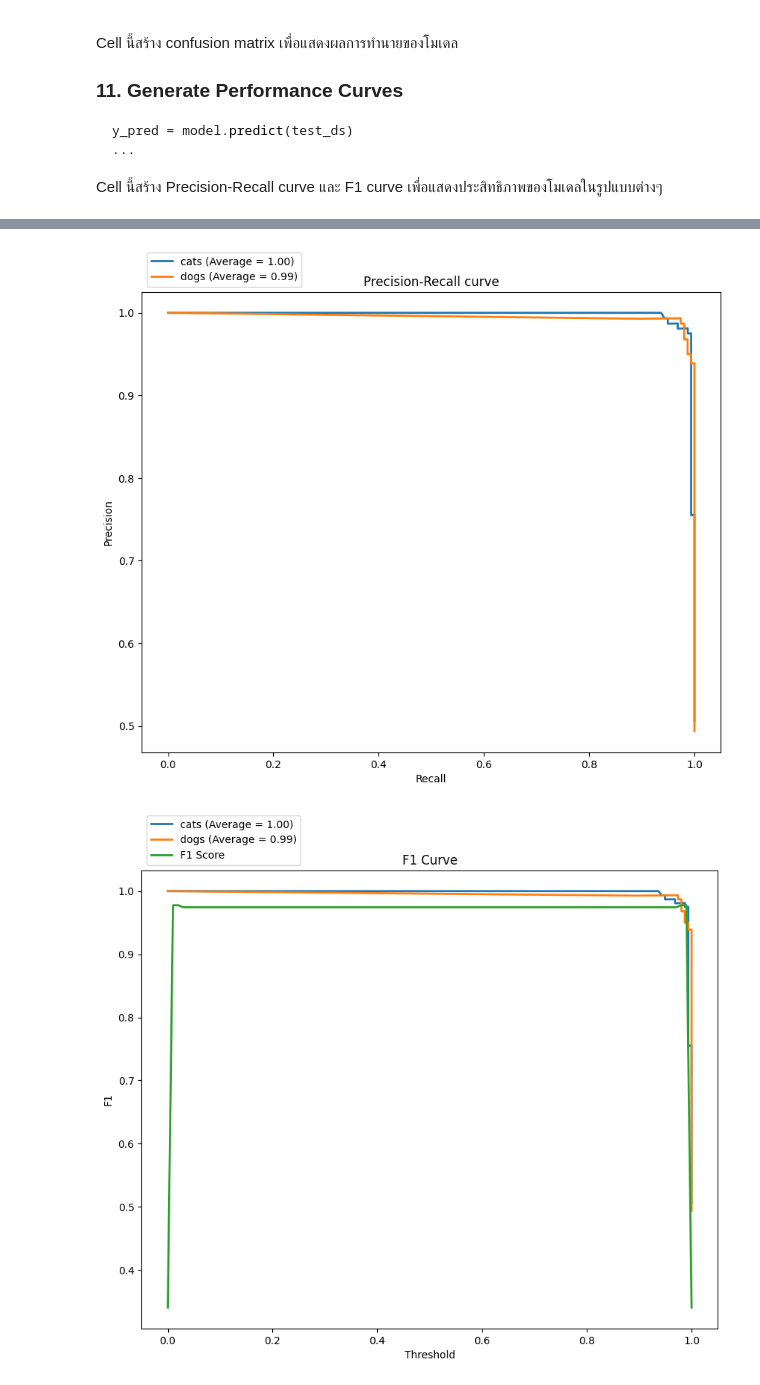
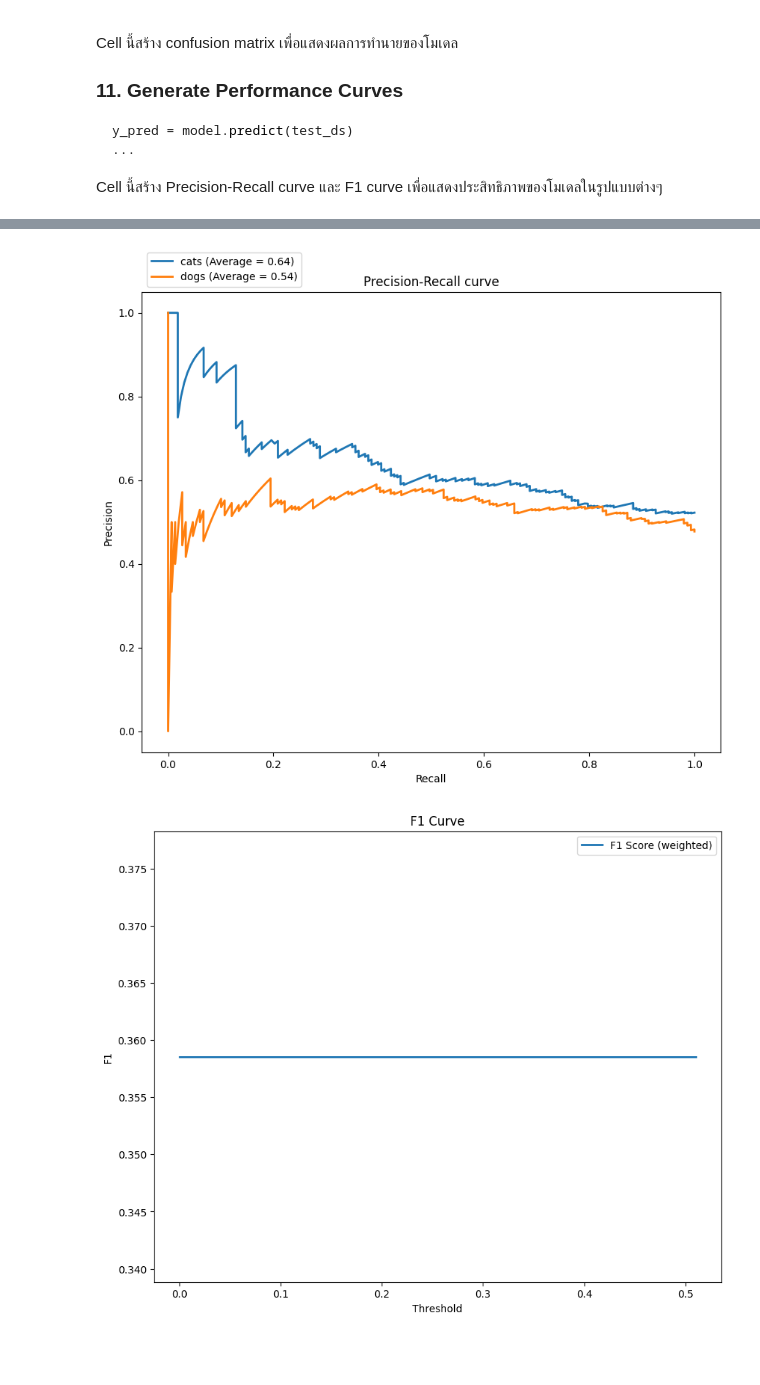
Before and after one commit to anurug1/anurug-tf-easy-train, a Jupyter notebook: Traning_Model.ipynb, the cells around one changed output, grey strips where cells are left out. Drawn from its saved outputs; the diff is of its cells as text; code cells hidden in the pictures; blank space fills up the shorter version.

````diff
--- a/Traning_Model.ipynb
+++ b/Traning_Model.ipynb
@@ -249,31 +249,34 @@ Cell นี้สร้างโครงสร้างโมเดลโดย
 | ConvNeXtLarge     | 755.07   | 86.3%         | -             | 197.7M     | -     | -            | -            |
 | ConvNeXtXLarge    | 1310     | 86.7%         | -             | 350.1M     | -     | -            | -            |
 # %%
+tf.keras.backend.clear_session()
+
 # จำนวนคลาสในงานจำแนกประเภท
 num_classes = len(class_names)
 
 # สร้าง input layer สำหรับรูปภาพขนาด (img_height, img_width, 3)
 inputs = Input(shape=(img_height, img_width, 3))
-
-# สร้าง base model
-base_model = EfficientNetB0(weights='imagenet', include_top=False, input_tensor=inputs)
+x = data_augmentation(inputs)
+base_model = EfficientNetB0(
+    weights=None, #ใช้ 'imagenet' ถ้าอยากใช้ Pretrainmodel ใช้ None ถ้าจะเทรนใหม่ทั้งหมด
+    include_top=False,
+    input_tensor=x)
 base_model.trainable = True
 
 # Freeze early layers, unfreeze later layers
-for layer in base_model.layers[:-4]:
+for layer in base_model.layers[:-2]:
     layer.trainable = False
 
 x = base_model.output
 
 # เพิ่ม custom layers
+
 x = Conv2D(32, (3, 3), activation='relu', padding='same')(x)
 x = MaxPooling2D((2, 2))(x)
-x = GlobalAveragePooling2D()(x)  # สำคัญมาก - แปลง 4D เป็น 2D
+x = GlobalAveragePooling2D()(x)
 x = BatchNormalization()(x)
-x = Dense(256, activation='relu')(x)
-x = Dropout(0.5)(x)
-x = Dense(128, activation='relu')(x)
-x = Dropout(0.4)(x)
+x = Dense(128, activation='relu', kernel_regularizer=tf.keras.regularizers.l2(0.01))(x)
+x = Dropout(0.3)(x)
 outputs = Dense(num_classes, activation='softmax')(x)
 
 # สร้างโมเดลโดยกำหนด inputs และ outputs
@@ -282,7 +285,7 @@ model = Model(inputs=base_model.input, outputs=outputs)
 
 # คอมไพล์โมเดล
 model.compile(
-    optimizer=AdamW(learning_rate=0.0001),
+    optimizer=AdamW(learning_rate=0.00001),
     loss='sparse_categorical_crossentropy',
     metrics=['accuracy']
 )
@@ -300,9 +324,9 @@ model_save_path = 'models/EfficientNetB0_dogcat_10.keras'
 ```
 Cell นี้ทำการฝึกโมเดลพร้อมกับบันทึกโมเดลที่ดีที่สุด
 # %%
-model_save_path = 'models/VGG16_100Epochs.keras'
+model_save_path = 'models/EfficientNetB0_chest_xray_20.keras'
 
-epochs = 10
+epochs = 20
 checkpoint = ModelCheckpoint(
     filepath=model_save_path,  # ตำแหน่งไฟล์
     monitor='val_loss',       # เมตริกที่ใช้ในการตรวจสอบ (เช่น val_loss หรือ val_accuracy)
@@ -320,16 +344,18 @@ history = model.fit(
     checkpoint,
     EarlyStopping(
         monitor='val_loss',
-        patience=5,
+        patience=3,
         restore_best_weights=True,
-        verbose=1
+        verbose=1,
+        min_delta=0.001
     ),
     ReduceLROnPlateau(
         monitor='val_loss',
         factor=0.5,
-        patience=3,
+        patience=2,
         min_lr=1e-7,
-        verbose=1
+        verbose=1,
+        min_delta=0.001,
     )
 ]
 )
@@ -481,6 +563,9 @@ plt.show()
 y_pred_proba = np.max(y_pred, axis=1)           # ค่าความมั่นใจสูงสุด
 y_pred_label = np.argmax(y_pred, axis=1)        # class ที่ predict
 
+# สร้าง threshold values จาก 0 ถึง 1
+thresholds = np.linspace(0, 1, 101)  # 101 จุด จาก 0.00 ถึง 1.00
+
 f1 = []
 for t in thresholds:
     y_pred_thresh = [
@@ -506,2 +591,2 @@ plt.show()
-[figure, old version]
+[figure, new version]
-[figure, old version]
+[figure, new version]
````
Also changed, not shown: parts of 7 cells of this notebook, 6 other files.
